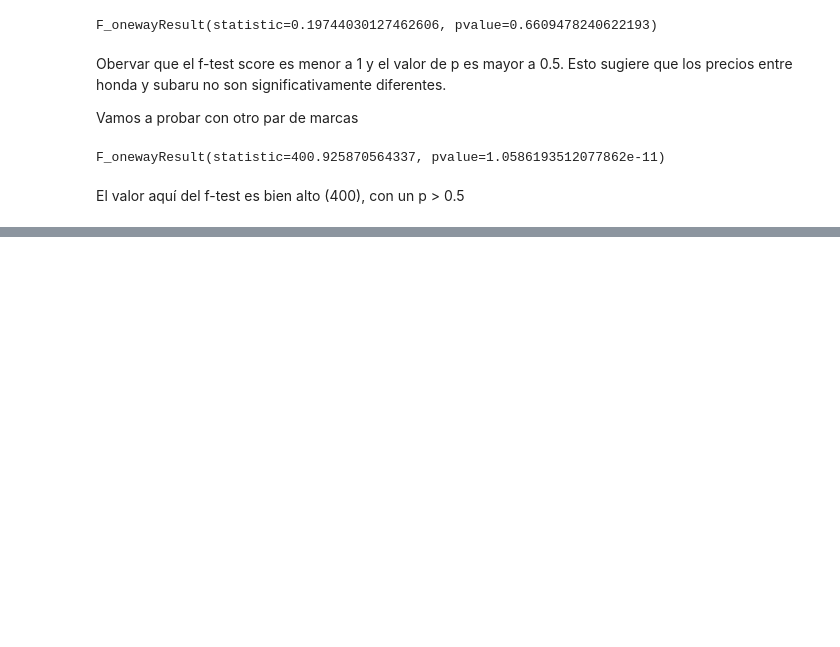
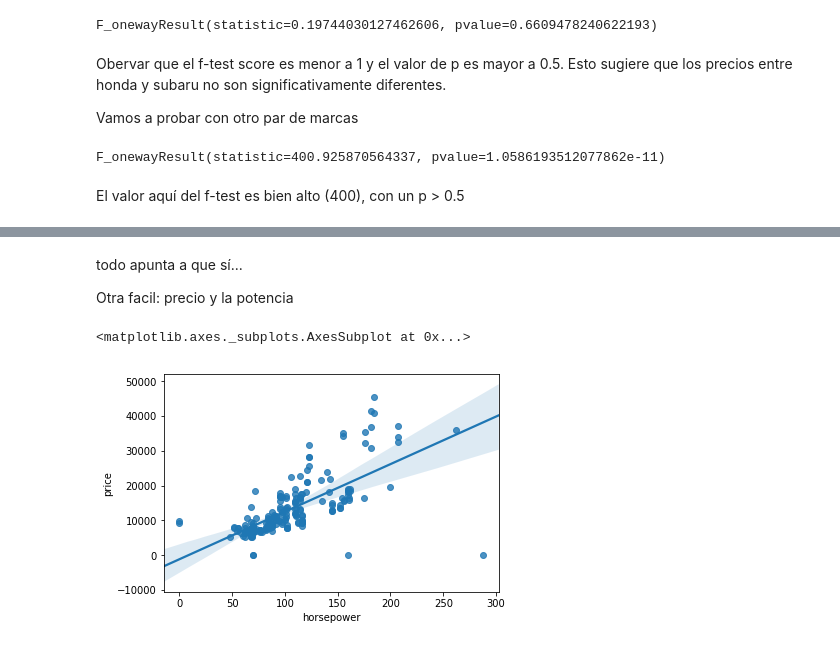
Before and after one commit to ger-velazquez/Curso_DS, a Jupyter notebook: AnalyzingData/Emprolijando datos.ipynb, the cells around one changed output, grey strips where cells are left out. Cells and saved outputs as stored; diff of their text form; code cells hidden in the pictures; blank space fills up the shorter version.

```diff
--- a/AnalyzingData/Emprolijando datos.ipynb
+++ b/AnalyzingData/Emprolijando datos.ipynb
@@ -418,0 +451,9 @@ En gral. podemos afirmar que existe una correlación fuerte entre una variable c
+# %% [markdown]
+todo apunta a que sí...
+
+Otra facil: precio y la potencia
+# %%
+sns.regplot(x='horsepower',y='price',data=df)
+# %% [output]
+<matplotlib.axes._subplots.AxesSubplot at 0x...>
+[figure, added]
```
Also changed, not shown: parts of 14 cells of this notebook.
